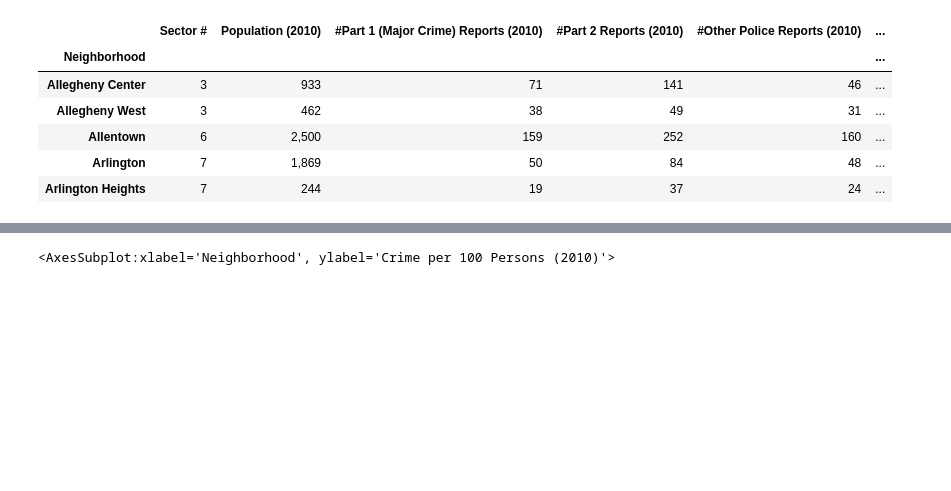
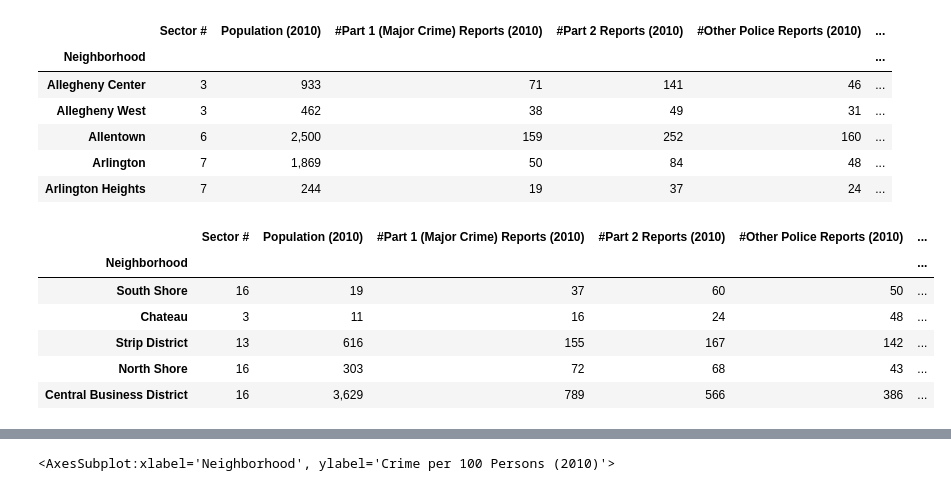
Before and after one commit to GAB8202/Best_Neighborhood, a Jupyter notebook: Public-Safety.ipynb, the cells around one changed output, grey strips where cells are left out. Drawn from its saved outputs; the diff is of its cells as text; code cells hidden in the pictures; blank space fills up the shorter version.

```diff
--- a/Public-Safety.ipynb
+++ b/Public-Safety.ipynb
@@ -18,3 +21,14 @@ crime.head(5)
 | Allentown | 6 | 2,500 | 159 | 252 | 160 | ... |
 | Arlington | 7 | 1,869 | 50 | 84 | 48 | ... |
 | Arlington Heights | 7 | 244 | 19 | 37 | 24 | ... |
+# %%
+#Sorting the values just to get an idea of what neighborhoods have high crime rates
+crime.sort_values(by=['Part 1 Crime per 100 Persons (2010)'], ascending=False).head(5)
+# %% [output]
+|  | Sector # | Population (2010) | #Part 1 (Major Crime) Reports (2010) | #Part 2 Reports (2010) | #Other Police Reports (2010) | ... |
+| Neighborhood |  |  |  |  |  | ... |
+| South Shore | 16 | 19 | 37 | 60 | 50 | ... |
+| Chateau | 3 | 11 | 16 | 24 | 48 | ... |
+| Strip District | 13 | 616 | 155 | 167 | 142 | ... |
+| North Shore | 16 | 303 | 72 | 68 | 43 | ... |
+| Central Business District | 16 | 3,629 | 789 | 566 | 386 | ... |
```
Also changed, not shown: parts of 9 cells of this notebook, 1 other file.
